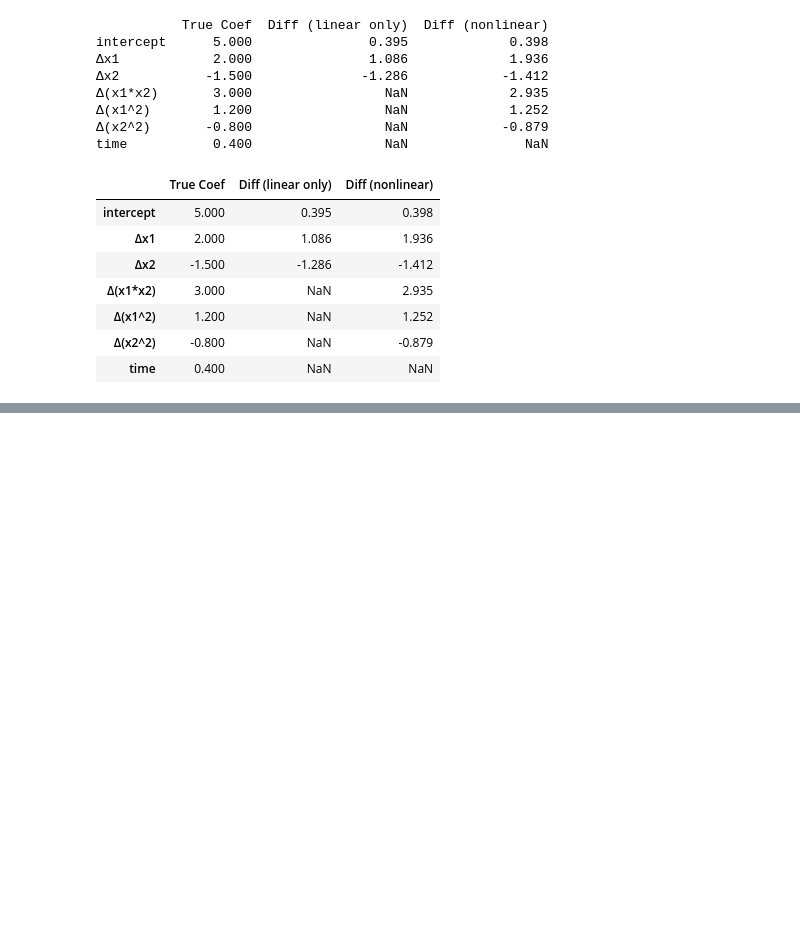
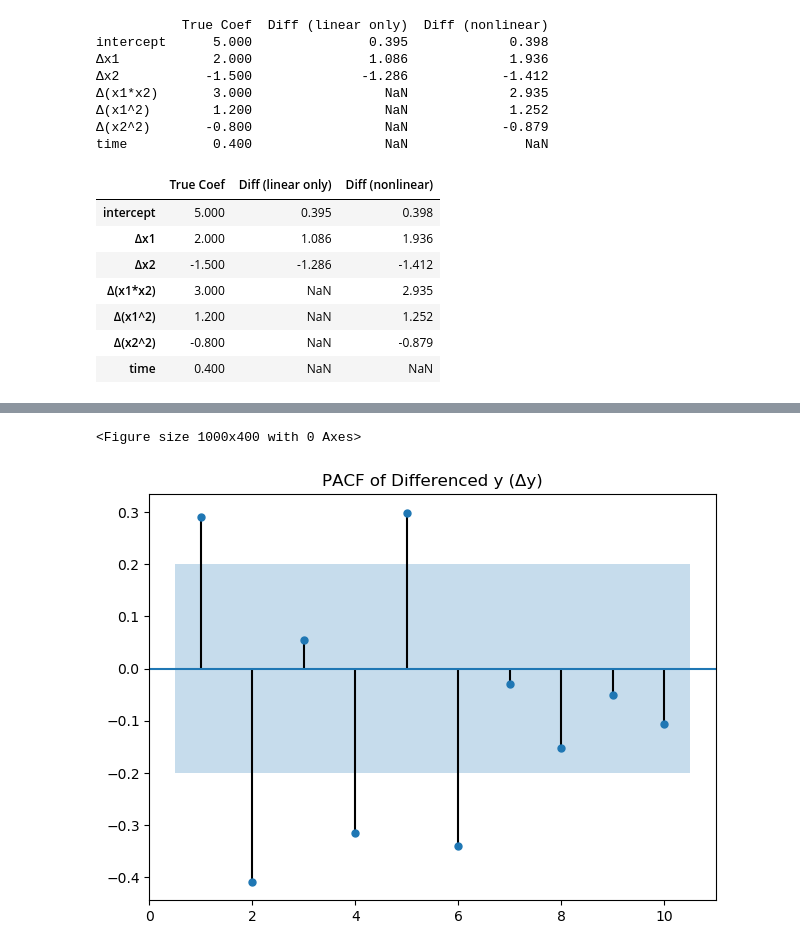
Before and after one commit to pmrai/gpt_share, a Jupyter notebook: differencing_test.ipynb, the cells around one changed output, grey strips where cells are left out. Cells and saved outputs as stored; diff of their text form; code cells hidden in the pictures; blank space fills up the shorter version.

```diff
--- a/differencing_test.ipynb
+++ b/differencing_test.ipynb
@@ -177,0 +417,10 @@ display(HTML(coef_table_rounded.to_html()))
+# %%
+# Plot PACF of differenced y
+plt.figure(figsize=(10, 4))
+plot_pacf(df_clean['delta_y'], lags=10, method='ywmle', zero=False)
+plt.title("PACF of Differenced y (Δy)")
+plt.tight_layout()
+plt.show()
+# %% [output]
+<Figure size 1000x400 with 0 Axes>
+[figure, added]
```
Also changed, not shown: parts of 8 cells of this notebook.
